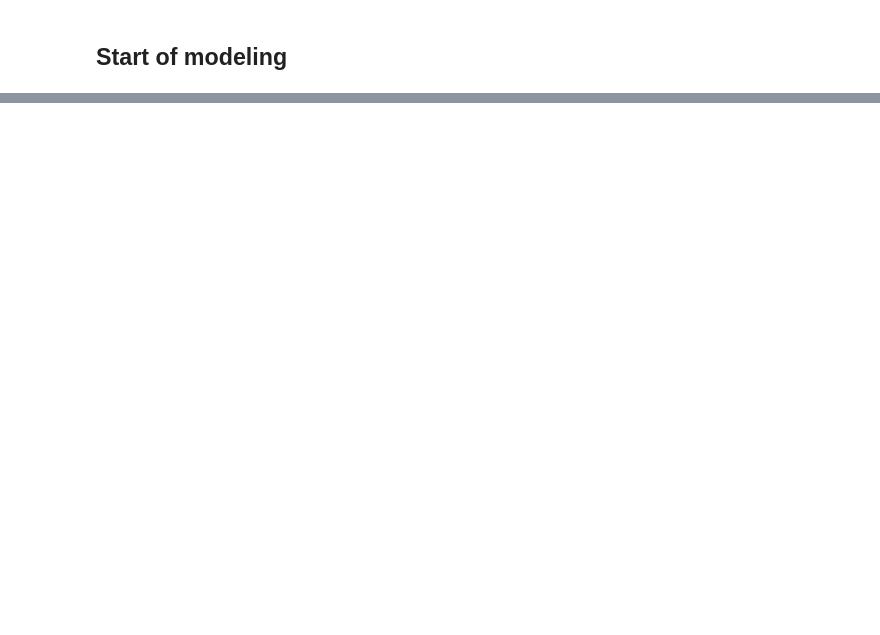
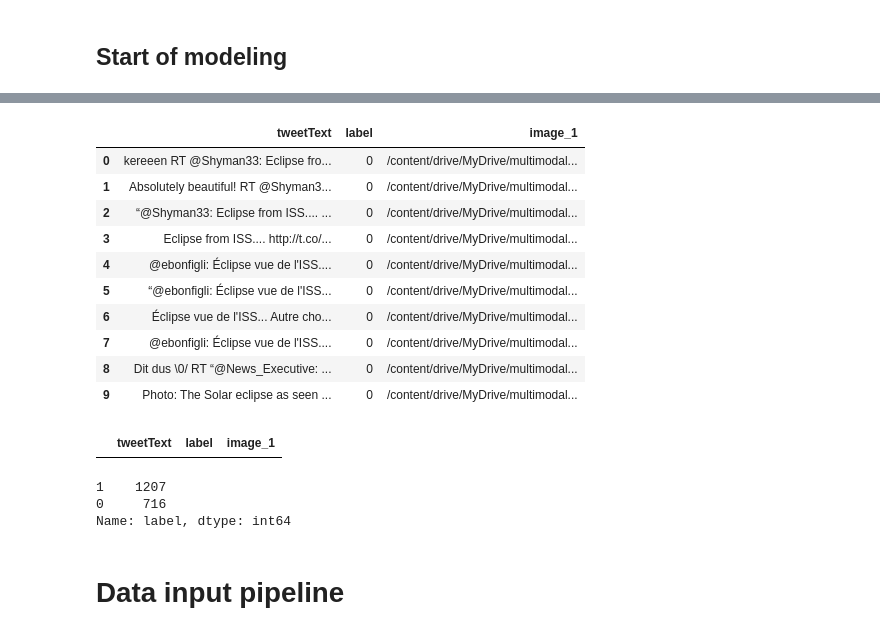
Before and after one commit to arnabbiswas66/multimodal-fake-news-classifier, a Jupyter notebook: Twitter_multimodal_classifier.ipynb, the cells around one changed output, grey strips where cells are left out. Saved outputs shown, nothing was run; the diff lists cells and outputs as text; code cells hidden in the pictures; blank space fills up the shorter version.

```diff
--- a/Twitter_multimodal_classifier.ipynb
+++ b/Twitter_multimodal_classifier.ipynb
@@ -212,0 +238,31 @@ visualise(indx, train_text, train_images)
+# %%
+test_df_model = test_df[['tweetText', 'first_image_id', 'label']]
+test_df_model['label'] = test_df_model['label'].apply(lambda x: 1 if x=='real' else 0)
+test_df_model['image_1'] = test_df_model['first_image_id'].apply(lambda x: find_image_from_name_in_dir(x, TEST_IMAGE_DIR))
+test_df_model = test_df_model.drop(['first_image_id'], axis=1)
+test_df_model.head(10)
+# %% [output]
+|  | tweetText | label | image_1 |
+| 0 | kereeen RT @Shyman33: Eclipse fro... | 0 | /content/drive/MyDrive/multimodal... |
+| 1 | Absolutely beautiful! RT @Shyman3... | 0 | /content/drive/MyDrive/multimodal... |
+| 2 | “@Shyman33: Eclipse from ISS.... ... | 0 | /content/drive/MyDrive/multimodal... |
+| 3 | Eclipse from ISS.... http://t.co/... | 0 | /content/drive/MyDrive/multimodal... |
+| 4 | @ebonfigli: Éclipse vue de l'ISS.... | 0 | /content/drive/MyDrive/multimodal... |
+| 5 | “@ebonfigli: Éclipse vue de l'ISS... | 0 | /content/drive/MyDrive/multimodal... |
+| 6 | Éclipse vue de l'ISS... Autre cho... | 0 | /content/drive/MyDrive/multimodal... |
+| 7 | @ebonfigli: Éclipse vue de l'ISS.... | 0 | /content/drive/MyDrive/multimodal... |
+| 8 | Dit dus \0/ RT “@News_Executive: ... | 0 | /content/drive/MyDrive/multimodal... |
+| 9 | Photo: The Solar eclipse as seen ... | 0 | /content/drive/MyDrive/multimodal... |
+# %%
+# Check to make sure all the first_image_id are tied with a path
+test_df_model[test_df_model['image_1'].isnull()]
+# %% [output]
+|  | tweetText | label | image_1 |
+# %%
+test_df_model['label'].value_counts()
+# %% [output]
+1    1207
+0     716
+Name: label, dtype: int64
+# %% [markdown]
+# Data input pipeline
```
Also changed, not shown: parts of 30 cells of this notebook.
